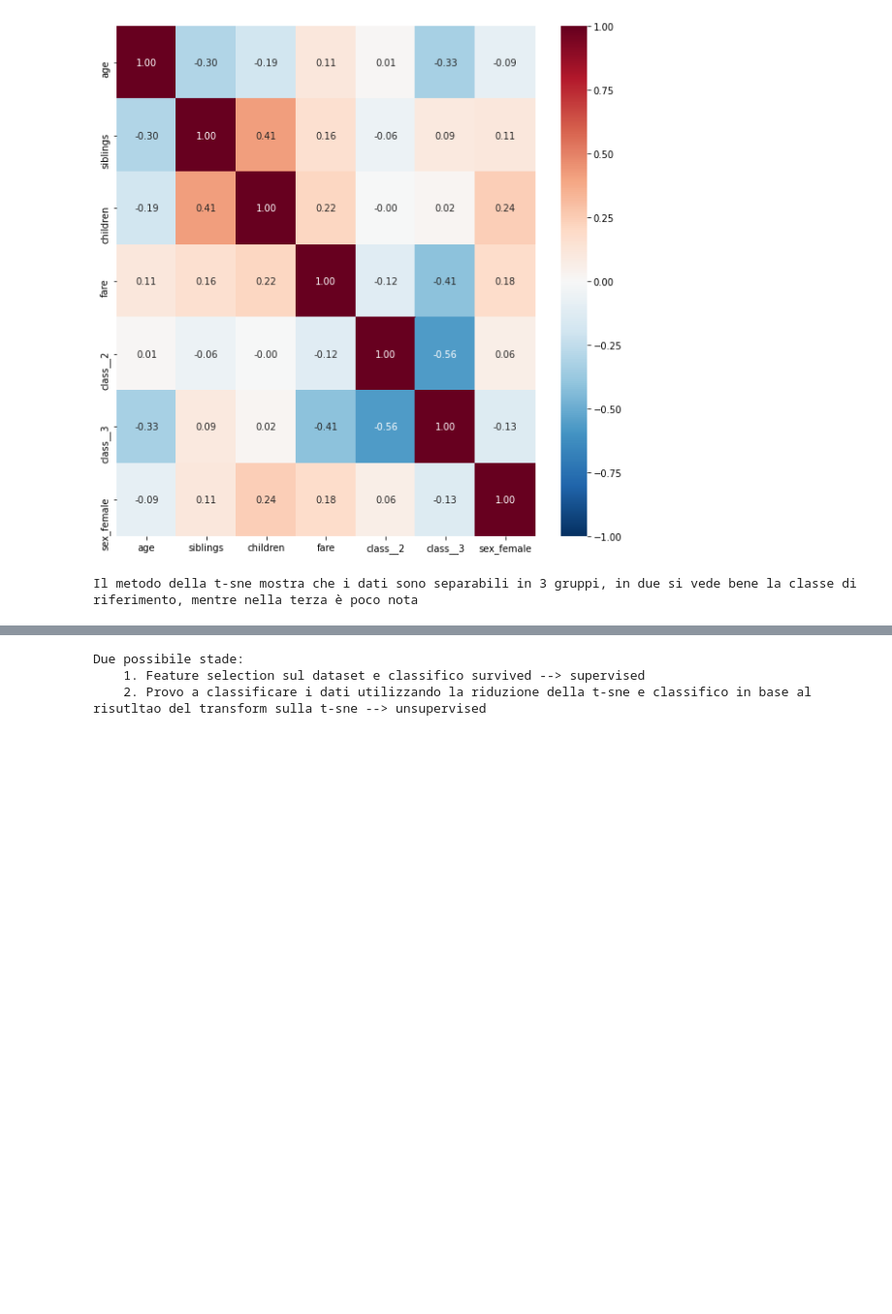
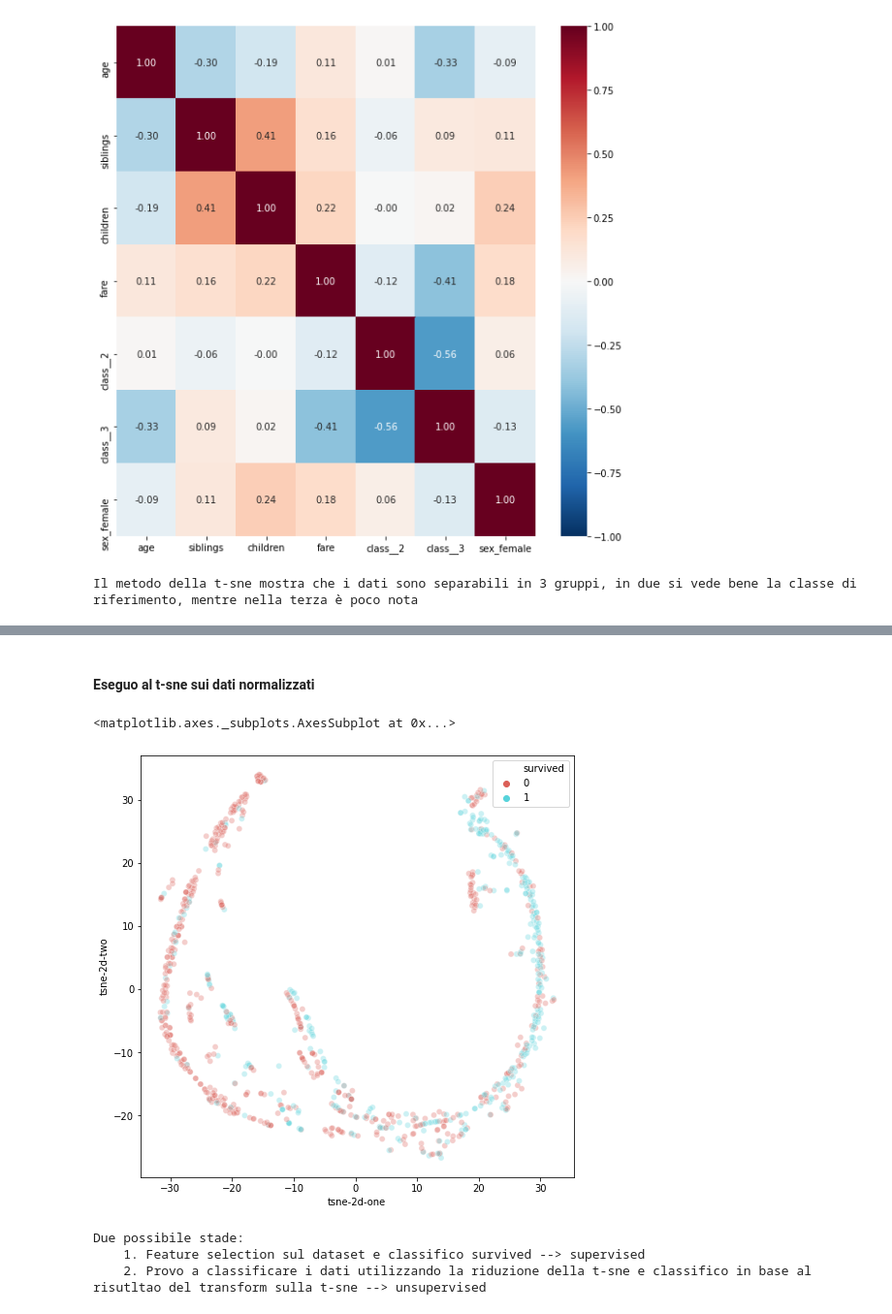
Before and after one commit to mattcond/training-repo, a Jupyter notebook: titanic-notebook.ipynb, the cells around one changed output, grey strips where cells are left out. Shown: that part at 97% size. Drawn from its saved outputs; the diff is of its cells as text; code cells hidden in the pictures; blank space fills up the shorter version.

```diff
--- a/titanic-notebook.ipynb
+++ b/titanic-notebook.ipynb
@@ -255,3 +265,28 @@ sn.scatterplot(
+# %% [markdown]
+#### Eseguo al t-sne sui dati normalizzati
+# %%
+tsne = TSNE()
+normalizer = Normalizer()
+
+X_embedded = tsne.fit_transform(pd.DataFrame(normalizer.fit_transform(X), columns=X.columns))
+titanic_tsne_norm = titanic.copy()
+
+titanic_tsne_norm['tsne-2d-one'] = X_embedded[:,0]
+titanic_tsne_norm['tsne-2d-two'] = X_embedded[:,1]
+
+plt.figure(figsize=(8,8))
+sn.scatterplot(
+    x="tsne-2d-one",
+    y="tsne-2d-two",
+    hue="survived",
+    palette=sn.color_palette("hls", 2),
+    data=titanic_tsne_norm,
+    legend="full",
+    alpha=0.3
+)
+# %% [output]
+<matplotlib.axes._subplots.AxesSubplot at 0x...>
+[figure, added]
 # %%
 print("""
 Due possibile stade:
```
Also changed, not shown: parts of 55 cells of this notebook.
